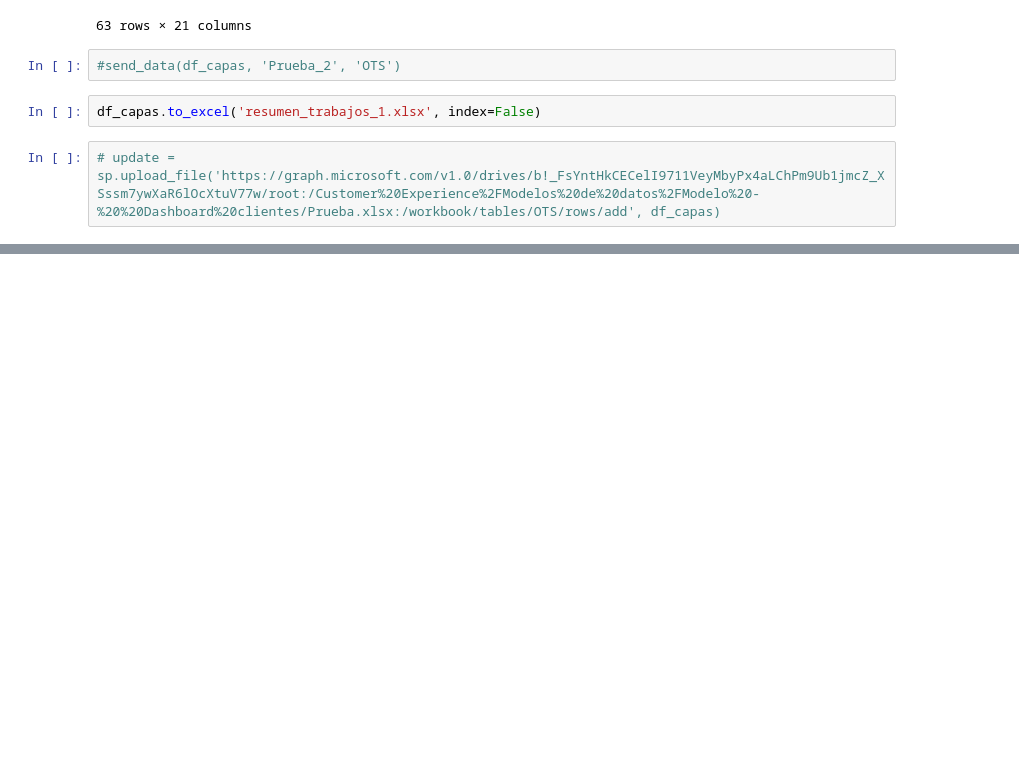
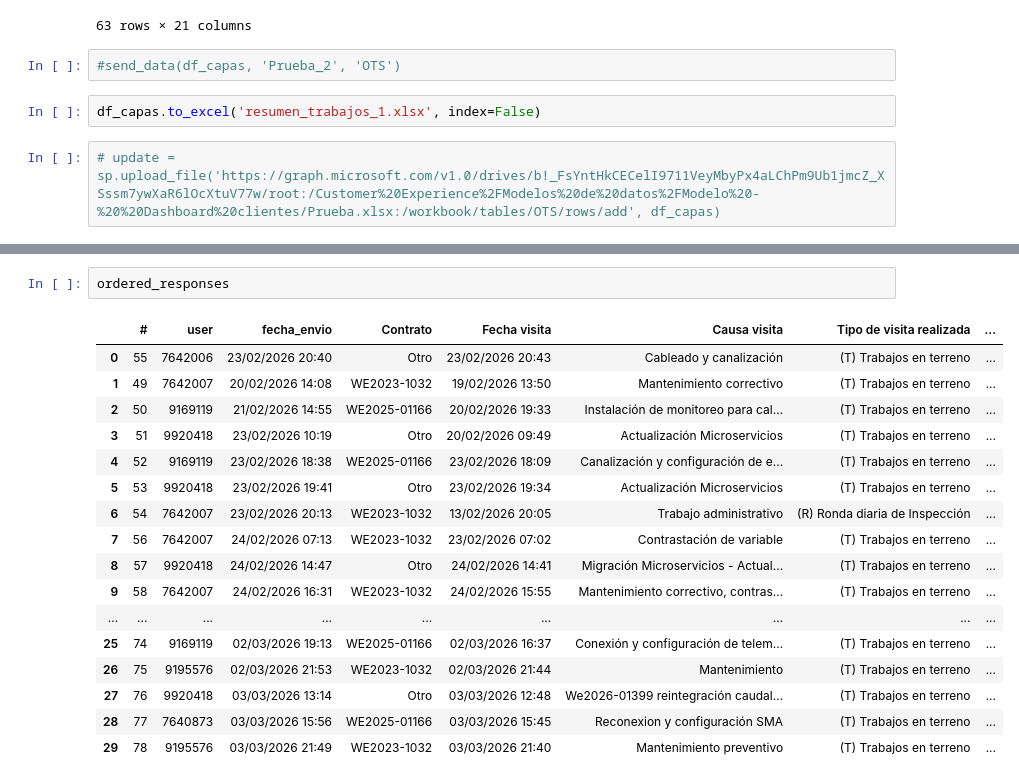
Before and after one commit to dcuerowe/odoo_con_trabajos, a Jupyter notebook: prueba_all_ot.ipynb, the cells around one changed output, grey strips where cells are left out. Cells and saved outputs as stored; diff of their text form; blank space fills up the shorter version.

```diff
--- a/prueba_all_ot.ipynb
+++ b/prueba_all_ot.ipynb
@@ -942,0 +751,20 @@ ordered_responses = ordenar_respuestas_multigroup(form_structure(API_key_c), all
+# %%
+ordered_responses
+# %% [output]
+|  | # | user | fecha_envio | Contrato | Fecha visita | Causa visita | Tipo de visita realizada | ... |
+| 0 | 55 | 7642006 | 23/02/2026 20:40 | Otro | 23/02/2026 20:43 | Cableado y canalización | (T) Trabajos en terreno | ... |
+| 1 | 49 | 7642007 | 20/02/2026 14:08 | WE2023-1032 | 19/02/2026 13:50 | Mantenimiento correctivo | (T) Trabajos en terreno | ... |
+| 2 | 50 | 9169119 | 21/02/2026 14:55 | WE2025-01166 | 20/02/2026 19:33 | Instalación de monitoreo para cal... | (T) Trabajos en terreno | ... |
+| 3 | 51 | 9920418 | 23/02/2026 10:19 | Otro | 20/02/2026 09:49 | Actualización Microservicios | (T) Trabajos en terreno | ... |
+| 4 | 52 | 9169119 | 23/02/2026 18:38 | WE2025-01166 | 23/02/2026 18:09 | Canalización y configuración de e... | (T) Trabajos en terreno | ... |
+| 5 | 53 | 9920418 | 23/02/2026 19:41 | Otro | 23/02/2026 19:34 | Actualización Microservicios | (T) Trabajos en terreno | ... |
+| 6 | 54 | 7642007 | 23/02/2026 20:13 | WE2023-1032 | 13/02/2026 20:05 | Trabajo administrativo | (R) Ronda diaria de Inspección | ... |
+| 7 | 56 | 7642007 | 24/02/2026 07:13 | WE2023-1032 | 23/02/2026 07:02 | Contrastación de variable | (T) Trabajos en terreno | ... |
+| 8 | 57 | 9920418 | 24/02/2026 14:47 | Otro | 24/02/2026 14:41 | Migración Microservicios - Actual... | (T) Trabajos en terreno | ... |
+| 9 | 58 | 7642007 | 24/02/2026 16:31 | WE2023-1032 | 24/02/2026 15:55 | Mantenimiento correctivo, contras... | (T) Trabajos en terreno | ... |
+| ... | ... | ... | ... | ... | ... | ... | ... | ... |
+| 25 | 74 | 9169119 | 02/03/2026 19:13 | WE2025-01166 | 02/03/2026 16:37 | Conexión y configuración de telem... | (T) Trabajos en terreno | ... |
+| 26 | 75 | 9195576 | 02/03/2026 21:53 | WE2023-1032 | 02/03/2026 21:44 | Mantenimiento | (T) Trabajos en terreno | ... |
+| 27 | 76 | 9920418 | 03/03/2026 13:14 | Otro | 03/03/2026 12:48 | We2026-01399 reintegración caudal... | (T) Trabajos en terreno | ... |
+| 28 | 77 | 7640873 | 03/03/2026 15:56 | WE2025-01166 | 03/03/2026 15:45 | Reconexion y configuración SMA | (T) Trabajos en terreno | ... |
+| 29 | 78 | 9195576 | 03/03/2026 21:49 | WE2023-1032 | 03/03/2026 21:40 | Mantenimiento preventivo | (T) Trabajos en terreno | ... |
```
Also changed, not shown: parts of 6 cells of this notebook, 13 other files.
